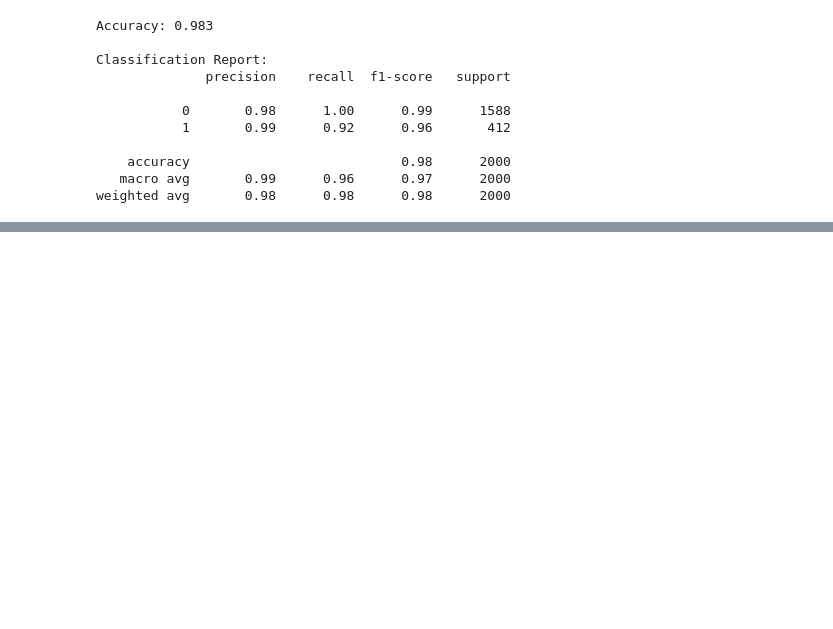
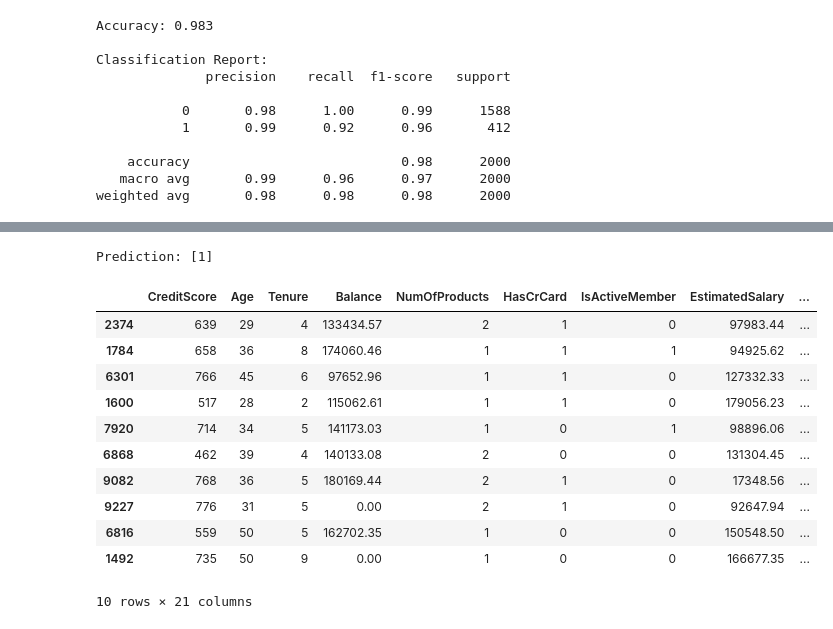
Before and after one commit to AmirJamalian/python-ml-deploy, a Jupyter notebook: notebooks/Py4DS_EDA_Model.ipynb, the cells around one changed output, grey strips where cells are left out. Drawn from its saved outputs; the diff is of its cells as text; code cells hidden in the pictures; blank space fills up the shorter version.

```diff
--- a/notebooks/Py4DS_EDA_Model.ipynb
+++ b/notebooks/Py4DS_EDA_Model.ipynb
@@ -248,0 +252,70 @@ array([[-0.28222475,  1.14919188,  1.72112731,  0.75143343,  0.82546853,
+# %%
+CreditScore = 559
+Age = 50
+Tenure = 5
+Balance = 162702
+NumOfProducts = 1
+HasCrCard = 0
+IsActiveMember = 0
+EstimatedSalary = 150548
+Complain = 1
+Satisfaction_Score = 3
+Point_Earned  = 815
+Geography_France = 1
+Geography_Germany = 0
+Geography_Spain = 0
+Gender_Female = 0
+Gender_Male = 1
+Card_Type_DIAMOND = 1
+Card_Type_GOLD = 0
+Card_Type_PLATINUM = 0
+Card_Type_SILVER = 0
+
+vec = [
+    CreditScore,
+    Age,
+    Tenure,
+    Balance,
+    NumOfProducts,
+    HasCrCard,
+    IsActiveMember,
+    EstimatedSalary,
+    Complain,
+    Satisfaction_Score,
+    Point_Earned,
+    Geography_France,
+    Geography_Germany,
+    Geography_Spain,
+    Gender_Female,
+    Gender_Male,
+    Card_Type_DIAMOND,
+    Card_Type_GOLD,
+    Card_Type_PLATINUM,
+    Card_Type_SILVER,
+]
+
+# clf_knn.predict(vec)
+
+vec_2d = np.array(vec).reshape(1, -1)
+
+vec_2d_scaled = scaler.transform(vec_2d)
+
+prediction = clf_knn.predict(vec_2d_scaled)
+print("Prediction:", prediction)
+# %% [output]
+Prediction: [1]
+# %%
+test_df.head(10)
+# %% [output]
+|  | CreditScore | Age | Tenure | Balance | NumOfProducts | HasCrCard | IsActiveMember | EstimatedSalary | ... |
+| 2374 | 639 | 29 | 4 | 133434.57 | 2 | 1 | 0 | 97983.44 | ... |
+| 1784 | 658 | 36 | 8 | 174060.46 | 1 | 1 | 1 | 94925.62 | ... |
+| 6301 | 766 | 45 | 6 | 97652.96 | 1 | 1 | 0 | 127332.33 | ... |
+| 1600 | 517 | 28 | 2 | 115062.61 | 1 | 1 | 0 | 179056.23 | ... |
+| 7920 | 714 | 34 | 5 | 141173.03 | 1 | 0 | 1 | 98896.06 | ... |
+| 6868 | 462 | 39 | 4 | 140133.08 | 2 | 0 | 0 | 131304.45 | ... |
+| 9082 | 768 | 36 | 5 | 180169.44 | 2 | 1 | 0 | 17348.56 | ... |
+| 9227 | 776 | 31 | 5 | 0.00 | 2 | 1 | 0 | 92647.94 | ... |
+| 6816 | 559 | 50 | 5 | 162702.35 | 1 | 0 | 0 | 150548.50 | ... |
+| 1492 | 735 | 50 | 9 | 0.00 | 1 | 0 | 0 | 166677.35 | ... |
+10 rows × 21 columns
```
Also changed, not shown: parts of 4 cells of this notebook.
